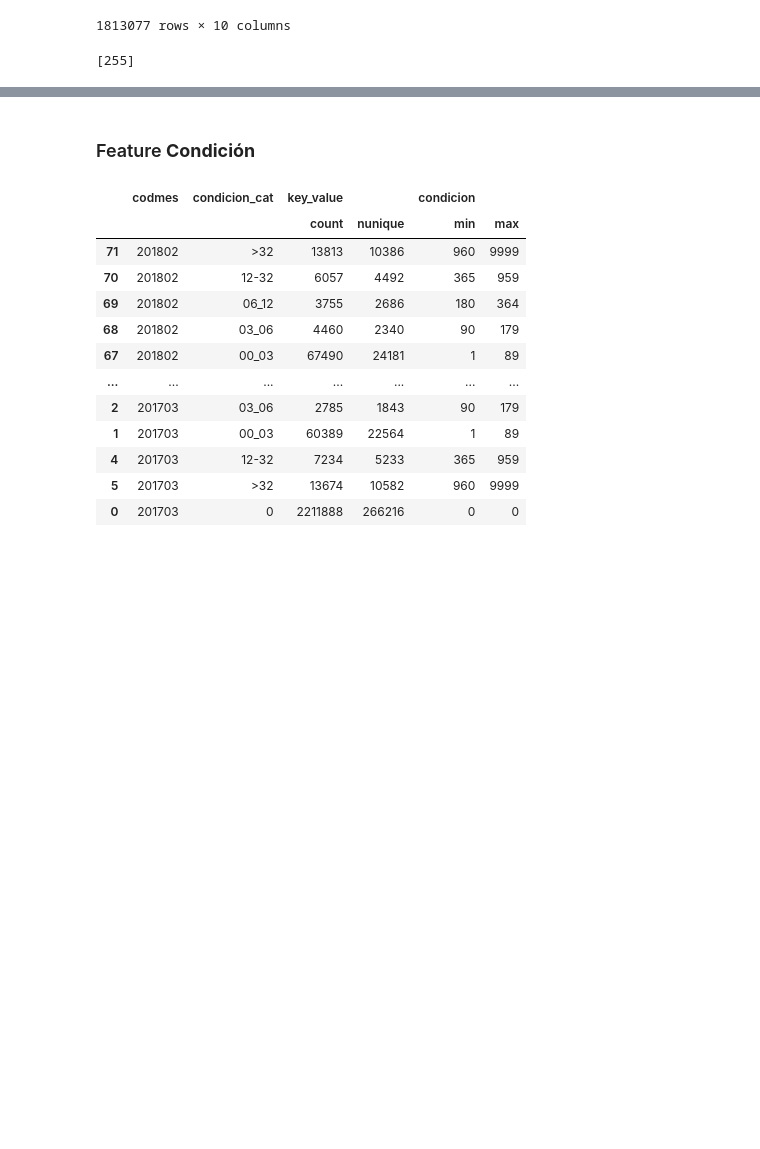
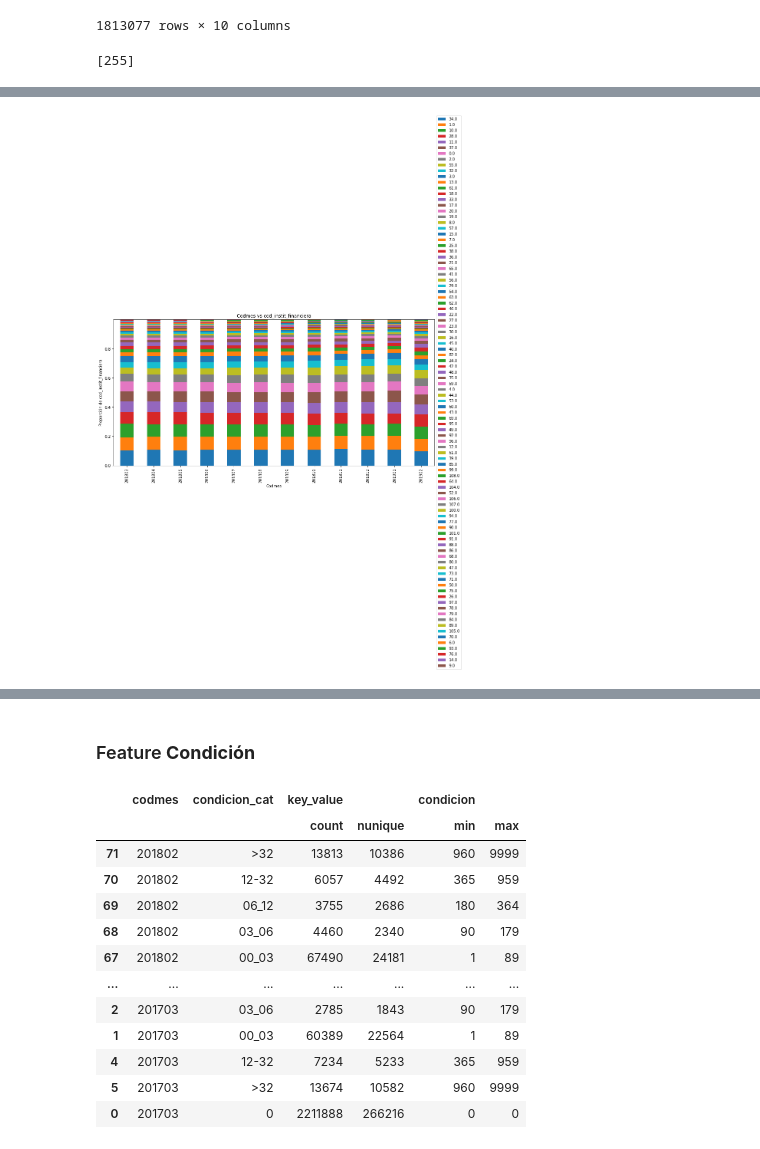
Before and after one commit to mlaricobar/solution-datathon-interbank-2020, a Jupyter notebook: [02] EDA - Datasets.ipynb, the cells around one changed output, grey strips where cells are left out. Cells and saved outputs as stored; diff of their text form; code cells hidden in the pictures; blank space fills up the shorter version.

```diff
--- a/[02] EDA - Datasets.ipynb
+++ b/[02] EDA - Datasets.ipynb
@@ -277,0 +282,4 @@ df_rcc_train.loc[df_rcc_train["PRODUCTO"] == 255]
+# %%
+plot_cat_features_per_month(df_rcc_test, "cod_instit_financiera")
+# %% [output]
+[figure, added]
```
Also changed, not shown: parts of 14 cells of this notebook.
